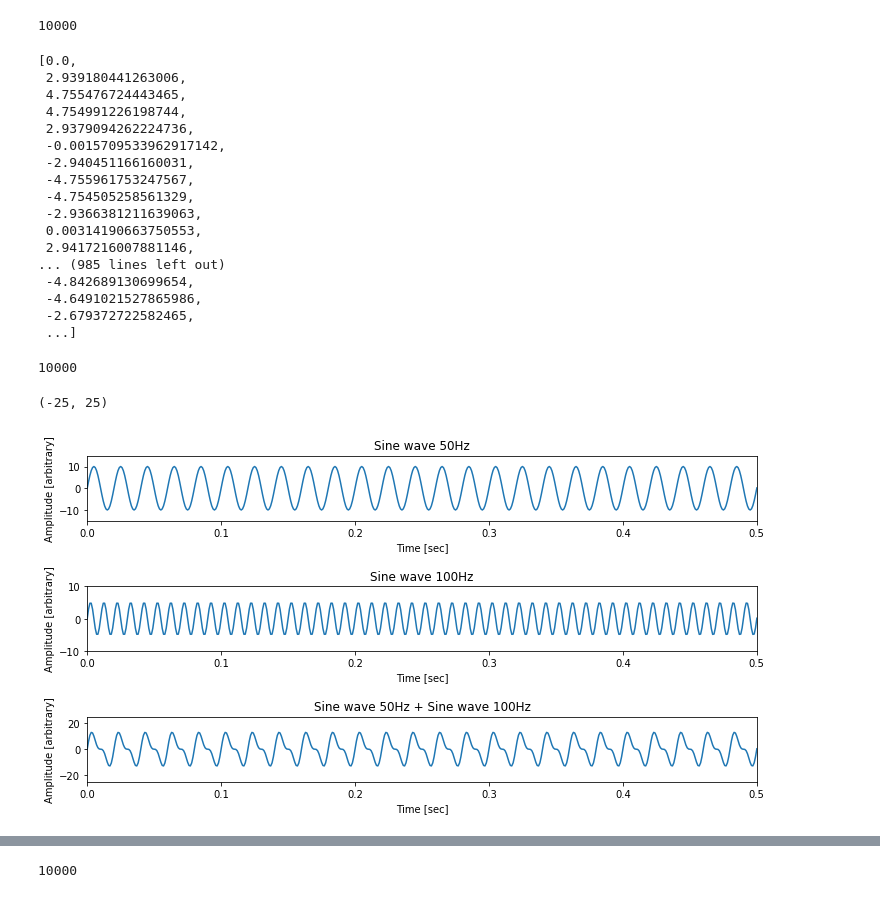
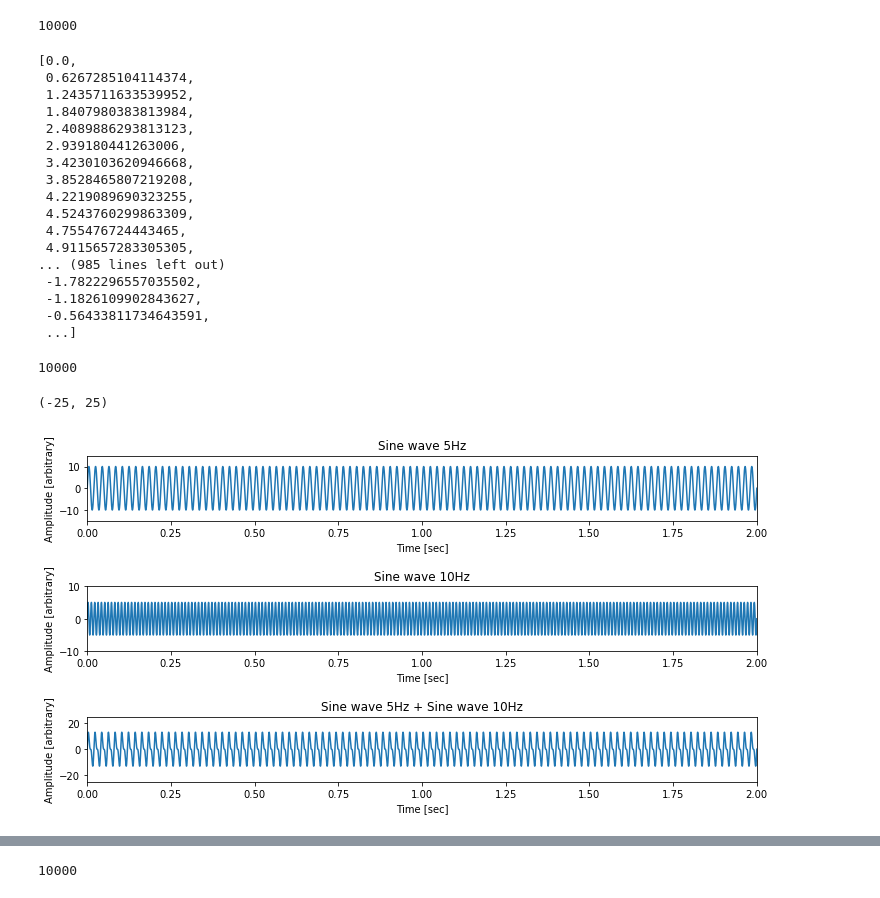
Before and after one commit to markkhusid/Python-Playground, a Jupyter notebook: Chapter 4/sineXHz/2sineXHz.ipynb, the cells around one changed output, grey strips where cells are left out. Saved outputs shown, nothing was run; the diff lists cells and outputs as text; code cells hidden in the pictures.

```diff
--- a/Chapter 4/sineXHz/2sineXHz.ipynb
+++ b/Chapter 4/sineXHz/2sineXHz.ipynb
@@ -7,12 +7,12 @@ import wave, math
 from matplotlib import pyplot as plt
 # %%
 # Variables
-sRate = 1000 # sample rate in Hertz
+sRate = 5000 # sample rate in Hertz
 freq1 = 50.0 # frequency of first sine wave
 freq2 = 100.0 # frequency of second sine wave
 amplitude1 = 10 # amplitude of first wave
 amplitude2 = 5 # amplitude of second wave
-numPeriods = 10 # number of periods of the sine waves
+numPeriods = 2 # number of periods of the sine waves
 numSamples = sRate * numPeriods # total number of samples
 # %%
 # Graphing helper function
@@ -72,21 +72,21 @@ sampled_f2 = [f2(i) for i in x]
 sampled_f2
 # %% [output]
 [0.0,
+ 0.6267285104114374,
+ 1.2435711633539952,
+ 1.8407980383813984,
+ 2.4089886293813123,
  2.939180441263006,
+ 3.4230103620946668,
+ 3.8528465807219208,
+ 4.2219089690323255,
+ 4.5243760299863309,
  4.755476724443465,
- 4.754991226198744,
- 2.9379094262224736,
- -0.0015709533962917142,
- -2.940451166160031,
- -4.755961753247567,
- -4.754505258561329,
- -2.9366381211639063,
- 0.00314190663750553,
- 2.9417216007881146,
+ 4.9115657283305305,
 ... (985 lines left out)
- -4.842689130699654,
- -4.6491021527865986,
- -2.679372722582465,
+ -1.7822296557035502,
+ -1.1826109902843627,
+ -0.56433811734643591,
  ...]
 # %%
 sampled_fcomb = [(f1(i)+f2(i)) for i in x]
@@ -97,34 +97,34 @@ len(sampled_fcomb)
 # %%
 fig = plt.figure()
 fig.set_size_inches(12,6)
 plt.subplots_adjust(hspace=1)
 
 plt.subplot(311)
 plt.plot(x, sampled_f1)
-plt.title('Sine wave 50Hz')
+plt.title('Sine wave 5Hz')
 plt.xlabel('Time [sec]')
 plt.ylabel('Amplitude [arbitrary]')
-plt.xlim(0, 0.5)
+plt.xlim(0, 2)
 plt.ylim(-15, 15)
 
 plt.subplot(312)
 plt.plot(x, sampled_f2)
-plt.title('Sine wave 100Hz')
+plt.title('Sine wave 10Hz')
 plt.xlabel('Time [sec]')
 plt.ylabel('Amplitude [arbitrary]')
-plt.xlim(0, 0.5)
+plt.xlim(0, 2)
 plt.ylim(-10, 10)
 
 plt.subplot(313)
 plt.plot(x, sampled_fcomb)
-plt.title('Sine wave 50Hz + Sine wave 100Hz')
+plt.title('Sine wave 5Hz + Sine wave 10Hz')
 plt.xlabel('Time [sec]')
 plt.ylabel('Amplitude [arbitrary]')
-plt.xlim(0, 0.5)
+plt.xlim(0, 2)
 plt.ylim(-25, 25)
 # %% [output]
 (-25, 25)
-[figure, old version]
+[figure, new version]
 # %%
 fft_output = np.fft.rfft(sampled_fcomb)
 magnitude = [np.sqrt(i.real**2+i.imag**2)/len(fft_output) for i in fft_output]
```
Also changed, not shown: parts of 8 cells of this notebook, 11 other files.
